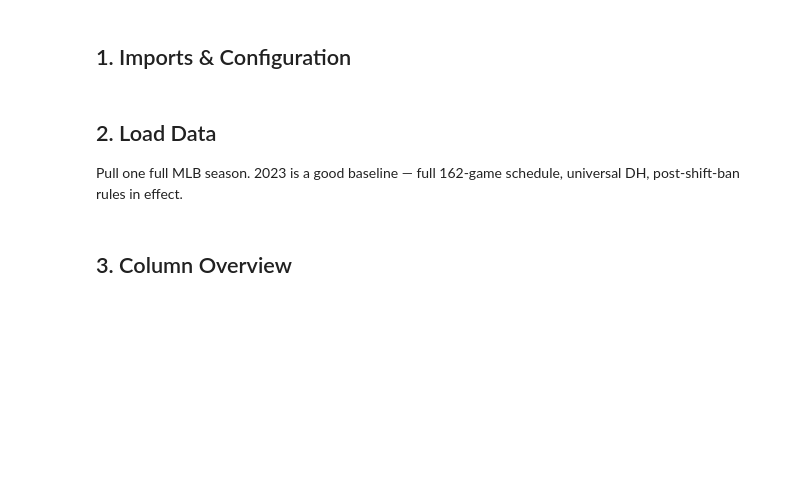
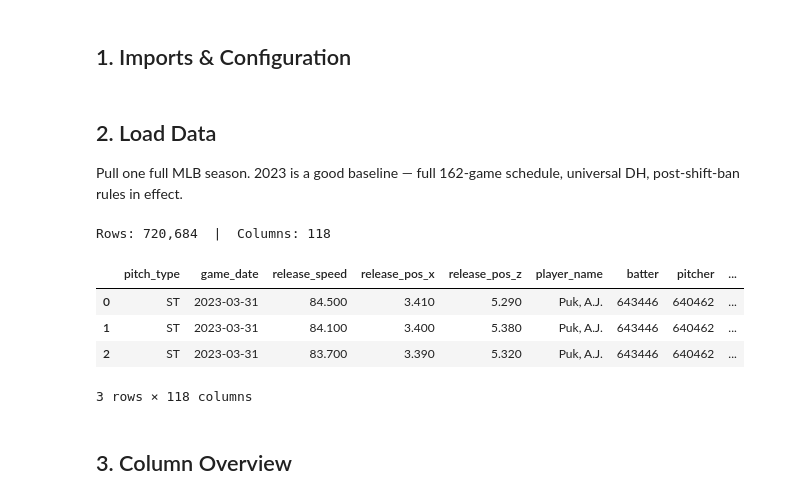
Before and after one commit to sachinmurthy14641/Milestone2_baseball_project, a Jupyter notebook: notebooks/01_eda.ipynb, the cells around one changed output. Saved outputs shown, nothing was run; the diff lists cells and outputs as text; code cells hidden in the pictures; blank space fills up the shorter version.

```diff
--- a/notebooks/01_eda.ipynb
+++ b/notebooks/01_eda.ipynb
@@ -37,10 +37,16 @@ np.random.seed(SEED)
 
 Pull one full MLB season. 2023 is a good baseline — full 162-game schedule, universal DH, post-shift-ban rules in effect.
 # %%
-# Full 2023 regular season
-df_raw = statcast(start_dt='2023-03-30', end_dt='2023-10-01')
+df_raw = pd.read_parquet('../data/statcast_2023_raw.parquet')
 print(f"Rows: {len(df_raw):,}  |  Columns: {df_raw.shape[1]}")
 df_raw.head(3)
+# %% [output]
+Rows: 720,684  |  Columns: 118
+|  | pitch_type | game_date | release_speed | release_pos_x | release_pos_z | player_name | batter | pitcher | ... |
+| 0 | ST | 2023-03-31 | 84.500 | 3.410 | 5.290 | Puk, A.J. | 643446 | 640462 | ... |
+| 1 | ST | 2023-03-31 | 84.100 | 3.400 | 5.380 | Puk, A.J. | 643446 | 640462 | ... |
+| 2 | ST | 2023-03-31 | 83.700 | 3.390 | 5.320 | Puk, A.J. | 643446 | 640462 | ... |
+3 rows × 118 columns
 # %% [markdown]
 ## 3. Column Overview
 # %%
```
Also changed, not shown: parts of 11 cells of this notebook, 2 other files.
